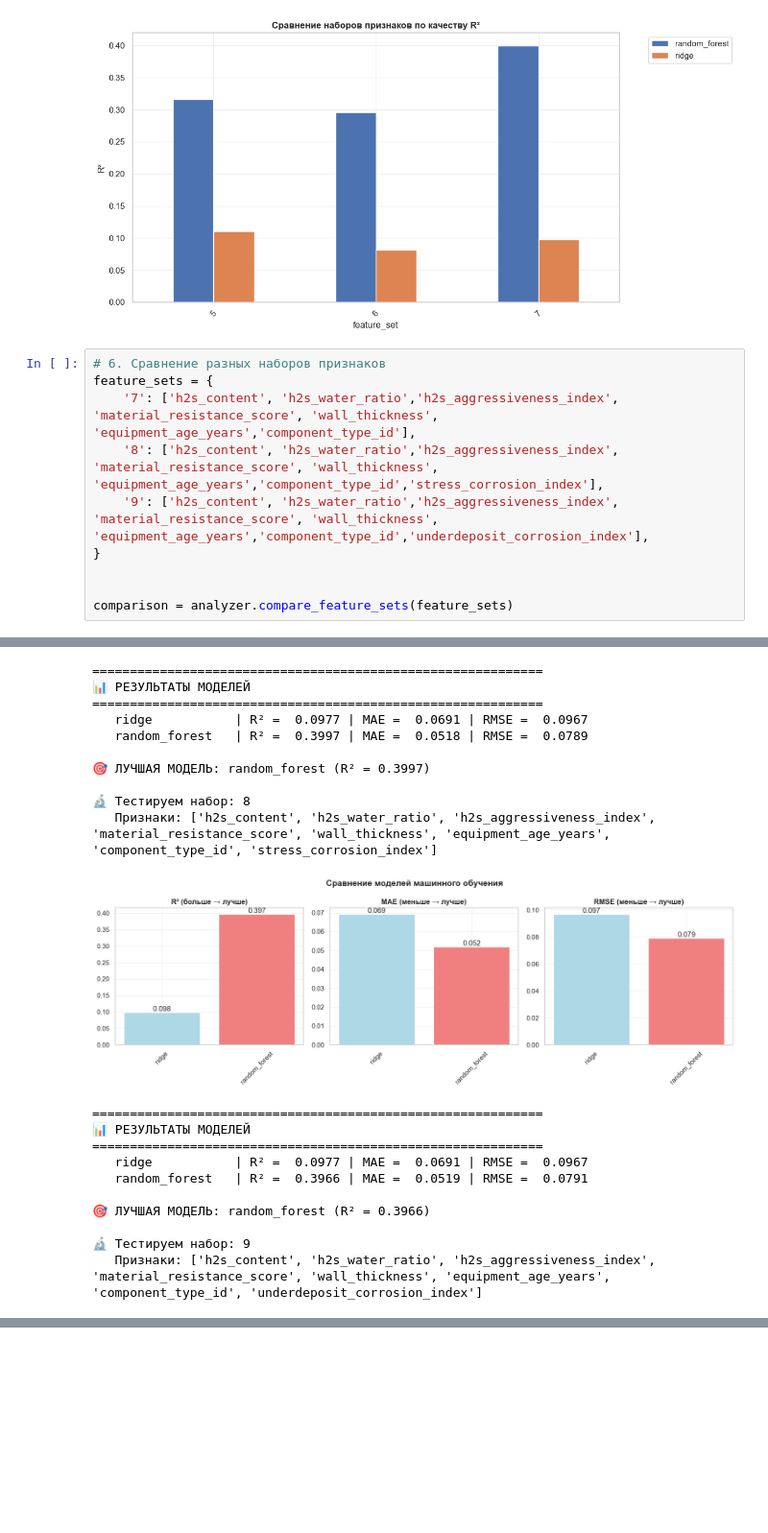
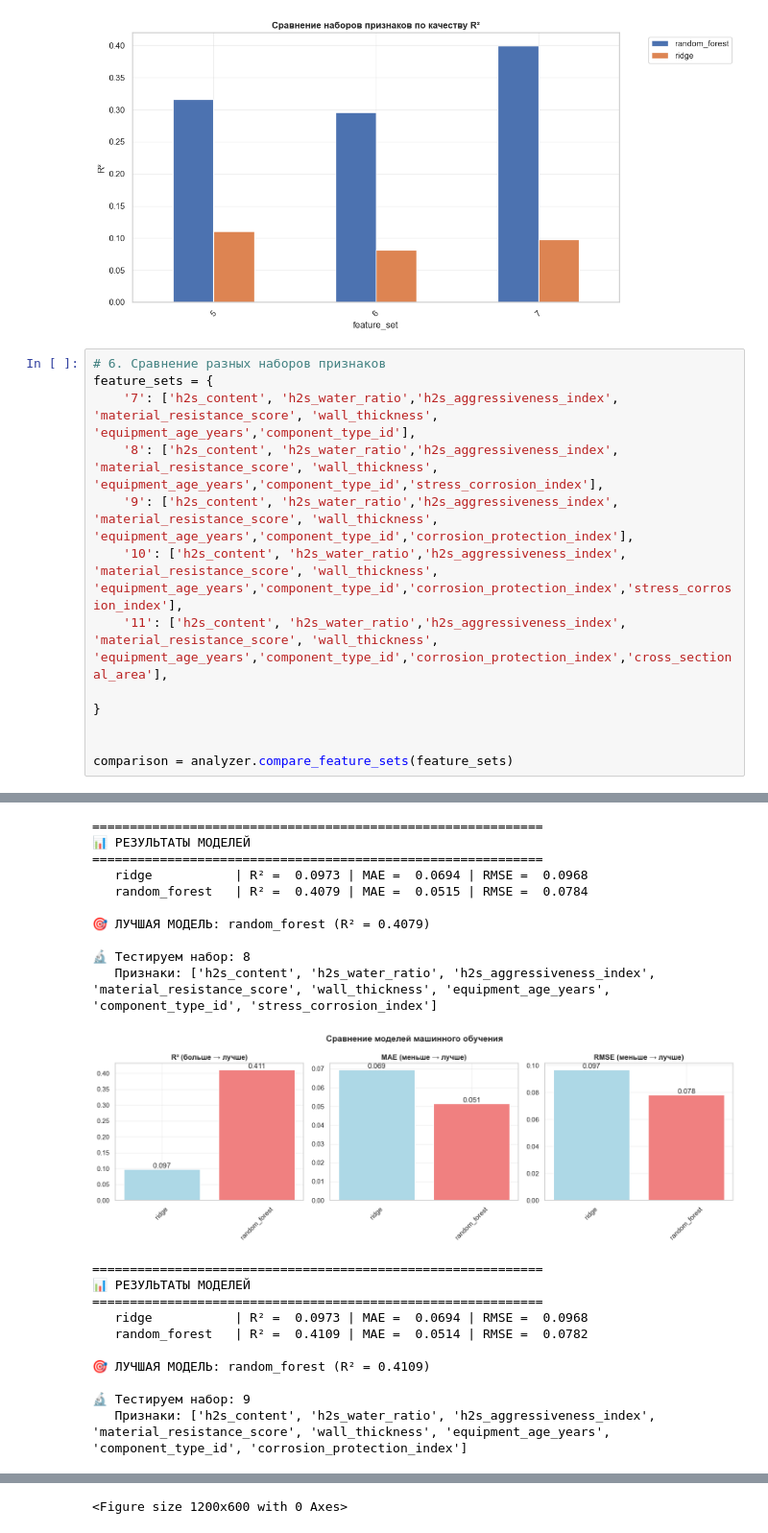
Before and after one commit to Kosyakin/corrosion_analysis_project, a Jupyter notebook: notebooks/KK-2 analyze.ipynb, the cells around one changed output, grey strips where cells are left out. Shown at 96% size. Saved outputs shown, nothing was run; the diff lists cells and outputs as text; blank space fills up the shorter version.

```diff
--- a/notebooks/KK-2 analyze.ipynb
+++ b/notebooks/KK-2 analyze.ipynb
@@ -195,38 +194,41 @@ comparison = analyzer.compare_feature_sets(feature_sets)
 # %%
 # 6. Сравнение разных наборов признаков
 feature_sets = {
     '7': ['h2s_content', 'h2s_water_ratio','h2s_aggressiveness_index', 'material_resistance_score', 'wall_thickness', 'equipment_age_years','component_type_id'],
     '8': ['h2s_content', 'h2s_water_ratio','h2s_aggressiveness_index', 'material_resistance_score', 'wall_thickness', 'equipment_age_years','component_type_id','stress_corrosion_index'],
-    '9': ['h2s_content', 'h2s_water_ratio','h2s_aggressiveness_index', 'material_resistance_score', 'wall_thickness', 'equipment_age_years','component_type_id','underdeposit_corrosion_index'],
+    '9': ['h2s_content', 'h2s_water_ratio','h2s_aggressiveness_index', 'material_resistance_score', 'wall_thickness', 'equipment_age_years','component_type_id','corrosion_protection_index'],
+    '10': ['h2s_content', 'h2s_water_ratio','h2s_aggressiveness_index', 'material_resistance_score', 'wall_thickness', 'equipment_age_years','component_type_id','corrosion_protection_index','stress_corrosion_index'],
+    '11': ['h2s_content', 'h2s_water_ratio','h2s_aggressiveness_index', 'material_resistance_score', 'wall_thickness', 'equipment_age_years','component_type_id','corrosion_protection_index','cross_sectional_area'],
+
 }
 
 
 comparison = analyzer.compare_feature_sets(feature_sets)
 # %% [output]
 🔬 Тестируем набор: 7
    Признаки: ['h2s_content', 'h2s_water_ratio', 'h2s_aggressiveness_index', 'material_resistance_score', 'wall_thickness', 'equipment_age_years', 'component_type_id']
 [figure]
 ============================================================
 📊 РЕЗУЛЬТАТЫ МОДЕЛЕЙ
 ============================================================
-   ridge           | R² =  0.0977 | MAE =  0.0691 | RMSE =  0.0967
-   random_forest   | R² =  0.3997 | MAE =  0.0518 | RMSE =  0.0789
+   ridge           | R² =  0.0973 | MAE =  0.0694 | RMSE =  0.0968
+   random_forest   | R² =  0.4079 | MAE =  0.0515 | RMSE =  0.0784
 
-🎯 ЛУЧШАЯ МОДЕЛЬ: random_forest (R² = 0.3997)
+🎯 ЛУЧШАЯ МОДЕЛЬ: random_forest (R² = 0.4079)
 
 🔬 Тестируем набор: 8
    Признаки: ['h2s_content', 'h2s_water_ratio', 'h2s_aggressiveness_index', 'material_resistance_score', 'wall_thickness', 'equipment_age_years', 'component_type_id', 'stress_corrosion_index']
-[figure, old version]
+[figure, new version]
 ============================================================
 📊 РЕЗУЛЬТАТЫ МОДЕЛЕЙ
 ============================================================
-   ridge           | R² =  0.0977 | MAE =  0.0691 | RMSE =  0.0967
-   random_forest   | R² =  0.3966 | MAE =  0.0519 | RMSE =  0.0791
+   ridge           | R² =  0.0973 | MAE =  0.0694 | RMSE =  0.0968
+   random_forest   | R² =  0.4109 | MAE =  0.0514 | RMSE =  0.0782
 
-🎯 ЛУЧШАЯ МОДЕЛЬ: random_forest (R² = 0.3966)
+🎯 ЛУЧШАЯ МОДЕЛЬ: random_forest (R² = 0.4109)
 
 🔬 Тестируем набор: 9
-   Признаки: ['h2s_content', 'h2s_water_ratio', 'h2s_aggressiveness_index', 'material_resistance_score', 'wall_thickness', 'equipment_age_years', 'component_type_id', 'underdeposit_corrosion_index']
+   Признаки: ['h2s_content', 'h2s_water_ratio', 'h2s_aggressiveness_index', 'material_resistance_score', 'wall_thickness', 'equipment_age_years', 'component_type_id', 'corrosion_protection_index']
 [figure]
 ============================================================
 📊 РЕЗУЛЬТАТЫ МОДЕЛЕЙ
@@ -239,0 +262 @@ comparison = analyzer.compare_feature_sets(feature_sets)
+<Figure size 1200x600 with 0 Axes>
```
Also changed, not shown: parts of 6 cells of this notebook, 2 other files.
